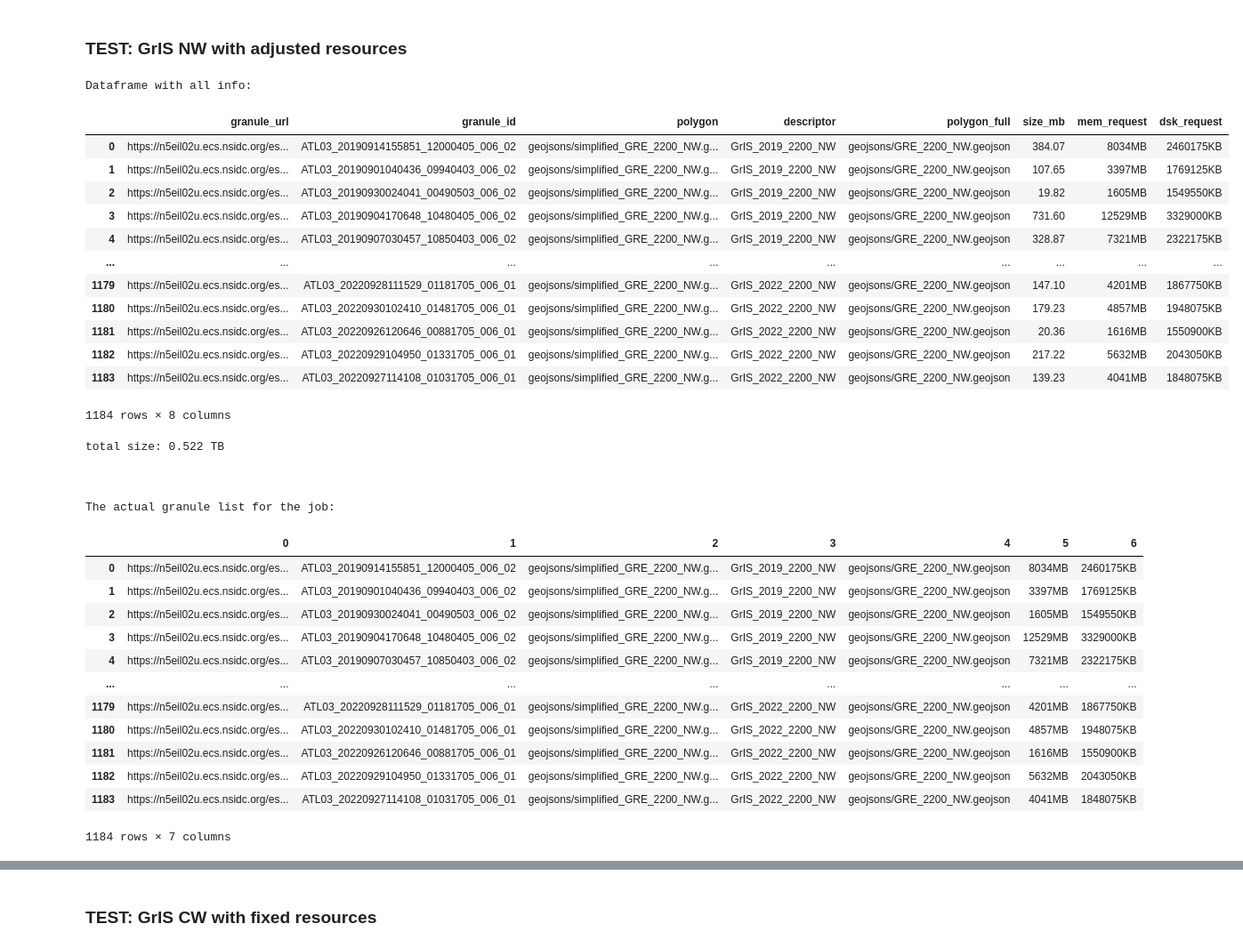
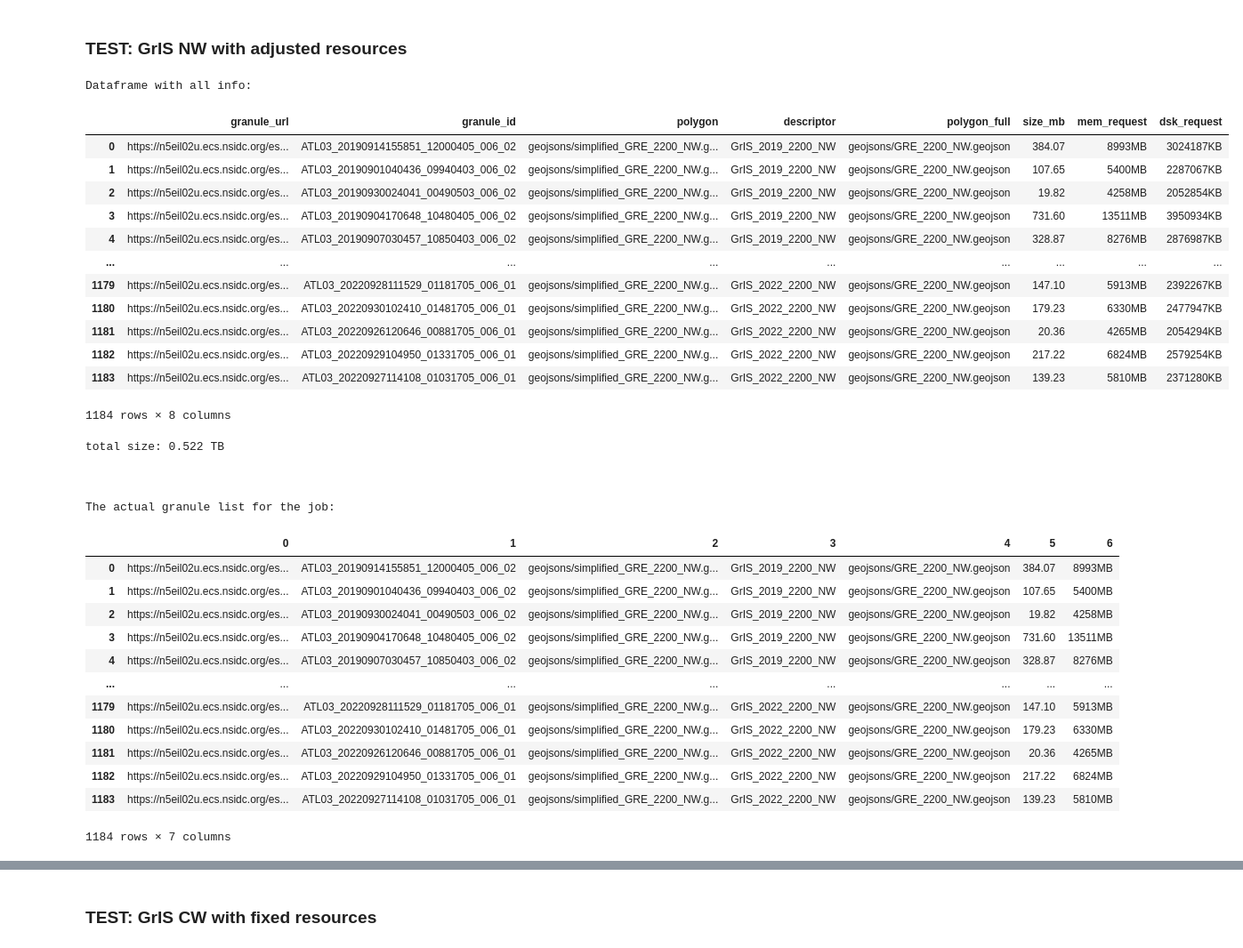
Before and after one commit to fliphilipp/GlacierLakeDetectionICESat2, a Jupyter notebook: request_data_and_make_granule_list.ipynb, the cells around one changed output, grey strips where cells are left out. Shown at 89% size. Drawn from its saved outputs; the diff is of its cells as text; code cells hidden in the pictures.

```diff
--- a/request_data_and_make_granule_list.ipynb
+++ b/request_data_and_make_granule_list.ipynb
@@ -676,4 +676,9 @@ df.loc[26].order_overview_url
 # %%
 df = pd.read_csv(fn_order_info_progress)
 df.loc[10:14]
+df[df.ice_sheet == 'GrIS']
+print('[', end='')
+for k in df.keys():
+    print("'%s', " % k, end='')
+print(']')
 # %% [output]
@@ -703,21 +842,12 @@ df_complete = df.iloc[10:14]
 # response = session.get(s.url,auth=(uid,pwd))
 
 def get_request_memory(x):
-    req = 16000
-    if x < 250:
-        req = 1200 + (6300-1200) / 250 * x
-    if x >= 250:
-        req = 6300 + (16000-6300) / (1000 - 250) * (x - 250)
+    req = 4000 + (30000-4000) / 2000 * x
     return '%sMB' % int(np.ceil(np.clip(req, 0, 32000)))
 
 def get_request_disk(x):
-    req = 8000
-    if x < 1000:
-        req = 1.5e6 + (4e6-1.5e6) / 1000 * x
-    if x >= 1000:
-        req = 4e6 + (6.5e6-4e6) / (2500 - 1000) * (x - 1000)
+    req = 2e6 + (6e6-2e6) / 1500 * x
     return '%sKB' % int(np.ceil(np.clip(req, 0, 32e6)))
-
 
 df_list = []
 for i in list(df_complete.index):
@@ -733,46 +863,46 @@ for i in list(df_complete.index):
     ends = [m.start() for m in re.finditer(re.escape(", SCIENCE, content/unknown)"), gran_list_html_txt)]
     size_strs = [gran_list_html_txt[starts[j]:ends[j]] for j in range(len(starts))]
     sizes = [float(x[:-3].replace('<', '')) for x in size_strs]
 
     thisdf = pd.DataFrame({'granule_url': gran_list})
     thisdf['granule_id'] = thisdf.apply(lambda x: x.granule_url.split('/')[-1].replace('processed_','').replace('.h5',''), axis=1)
     thisdf['polygon'] = 'geojsons/' + df_complete.loc[i, 'geojson']
     thisdf['descriptor'] = df_complete.loc[i, 'description']
     thisdf['polygon_full'] = 'geojsons/' + df_complete.loc[i, 'geojson'].replace('simplified_', '')
     thisdf['size_mb'] = sizes
     thisdf['mem_request'] = thisdf.size_mb.apply(get_request_memory)
     thisdf['dsk_request'] = thisdf.size_mb.apply(get_request_disk)
     df_list.append(thisdf)
 
 df_all = pd.concat(df_list).reset_index(drop=True)
-df_all.to_csv(outdir + 'size_' + outname, header=True, index=False)
-dfout = df_all.drop(columns=['size_mb'])
+df_all.to_csv(outdir + 'request_info_' + outname, header=True, index=False)
+dfout = df_all[['granule_url', 'granule_id', 'polygon', 'descriptor', 'polygon_full', 'size_mb', 'mem_request']]
 dfout.to_csv(outpath, header=False, index=False)
 
 print('\nDataframe with all info:')
 display(df_all)
 print('\ntotal size: %.3g TB\n\n' % (df_all.size_mb.sum()/1e6))
 
 df_granlist = pd.read_csv(outpath, header=None)
 print('\nThe actual granule list for the job:')
 display(df_granlist)
 
 submit_filename = write_submit_file(outpath, resource_adjust=True)
 ! cat $submit_filename
 # %% [output]
 Dataframe with all info:
 |  | granule_url | granule_id | polygon | descriptor | polygon_full | size_mb | mem_request | dsk_request |
-| 0 | https://n5eil02u.ecs.nsidc.org/es... | ATL03_20190914155851_12000405_006_02 | geojsons/simplified_GRE_2200_NW.g... | GrIS_2019_2200_NW | geojsons/GRE_2200_NW.geojson | 384.07 | 8034MB | 2460175KB |
-| 1 | https://n5eil02u.ecs.nsidc.org/es... | ATL03_20190901040436_09940403_006_02 | geojsons/simplified_GRE_2200_NW.g... | GrIS_2019_2200_NW | geojsons/GRE_2200_NW.geojson | 107.65 | 3397MB | 1769125KB |
-| 2 | https://n5eil02u.ecs.nsidc.org/es... | ATL03_20190930024041_00490503_006_02 | geojsons/simplified_GRE_2200_NW.g... | GrIS_2019_2200_NW | geojsons/GRE_2200_NW.geojson | 19.82 | 1605MB | 1549550KB |
-| 3 | https://n5eil02u.ecs.nsidc.org/es... | ATL03_20190904170648_10480405_006_02 | geojsons/simplified_GRE_2200_NW.g... | GrIS_2019_2200_NW | geojsons/GRE_2200_NW.geojson | 731.60 | 12529MB | 3329000KB |
-| 4 | https://n5eil02u.ecs.nsidc.org/es... | ATL03_20190907030457_10850403_006_02 | geojsons/simplified_GRE_2200_NW.g... | GrIS_2019_2200_NW | geojsons/GRE_2200_NW.geojson | 328.87 | 7321MB | 2322175KB |
+| 0 | https://n5eil02u.ecs.nsidc.org/es... | ATL03_20190914155851_12000405_006_02 | geojsons/simplified_GRE_2200_NW.g... | GrIS_2019_2200_NW | geojsons/GRE_2200_NW.geojson | 384.07 | 8993MB | 3024187KB |
+| 1 | https://n5eil02u.ecs.nsidc.org/es... | ATL03_20190901040436_09940403_006_02 | geojsons/simplified_GRE_2200_NW.g... | GrIS_2019_2200_NW | geojsons/GRE_2200_NW.geojson | 107.65 | 5400MB | 2287067KB |
+| 2 | https://n5eil02u.ecs.nsidc.org/es... | ATL03_20190930024041_00490503_006_02 | geojsons/simplified_GRE_2200_NW.g... | GrIS_2019_2200_NW | geojsons/GRE_2200_NW.geojson | 19.82 | 4258MB | 2052854KB |
+| 3 | https://n5eil02u.ecs.nsidc.org/es... | ATL03_20190904170648_10480405_006_02 | geojsons/simplified_GRE_2200_NW.g... | GrIS_2019_2200_NW | geojsons/GRE_2200_NW.geojson | 731.60 | 13511MB | 3950934KB |
+| 4 | https://n5eil02u.ecs.nsidc.org/es... | ATL03_20190907030457_10850403_006_02 | geojsons/simplified_GRE_2200_NW.g... | GrIS_2019_2200_NW | geojsons/GRE_2200_NW.geojson | 328.87 | 8276MB | 2876987KB |
 | ... | ... | ... | ... | ... | ... | ... | ... | ... |
-| 1179 | https://n5eil02u.ecs.nsidc.org/es... | ATL03_20220928111529_01181705_006_01 | geojsons/simplified_GRE_2200_NW.g... | GrIS_2022_2200_NW | geojsons/GRE_2200_NW.geojson | 147.10 | 4201MB | 1867750KB |
-| 1180 | https://n5eil02u.ecs.nsidc.org/es... | ATL03_20220930102410_01481705_006_01 | geojsons/simplified_GRE_2200_NW.g... | GrIS_2022_2200_NW | geojsons/GRE_2200_NW.geojson | 179.23 | 4857MB | 1948075KB |
-| 1181 | https://n5eil02u.ecs.nsidc.org/es... | ATL03_20220926120646_00881705_006_01 | geojsons/simplified_GRE_2200_NW.g... | GrIS_2022_2200_NW | geojsons/GRE_2200_NW.geojson | 20.36 | 1616MB | 1550900KB |
-| 1182 | https://n5eil02u.ecs.nsidc.org/es... | ATL03_20220929104950_01331705_006_01 | geojsons/simplified_GRE_2200_NW.g... | GrIS_2022_2200_NW | geojsons/GRE_2200_NW.geojson | 217.22 | 5632MB | 2043050KB |
-| 1183 | https://n5eil02u.ecs.nsidc.org/es... | ATL03_20220927114108_01031705_006_01 | geojsons/simplified_GRE_2200_NW.g... | GrIS_2022_2200_NW | geojsons/GRE_2200_NW.geojson | 139.23 | 4041MB | 1848075KB |
+| 1179 | https://n5eil02u.ecs.nsidc.org/es... | ATL03_20220928111529_01181705_006_01 | geojsons/simplified_GRE_2200_NW.g... | GrIS_2022_2200_NW | geojsons/GRE_2200_NW.geojson | 147.10 | 5913MB | 2392267KB |
+| 1180 | https://n5eil02u.ecs.nsidc.org/es... | ATL03_20220930102410_01481705_006_01 | geojsons/simplified_GRE_2200_NW.g... | GrIS_2022_2200_NW | geojsons/GRE_2200_NW.geojson | 179.23 | 6330MB | 2477947KB |
+| 1181 | https://n5eil02u.ecs.nsidc.org/es... | ATL03_20220926120646_00881705_006_01 | geojsons/simplified_GRE_2200_NW.g... | GrIS_2022_2200_NW | geojsons/GRE_2200_NW.geojson | 20.36 | 4265MB | 2054294KB |
+| 1182 | https://n5eil02u.ecs.nsidc.org/es... | ATL03_20220929104950_01331705_006_01 | geojsons/simplified_GRE_2200_NW.g... | GrIS_2022_2200_NW | geojsons/GRE_2200_NW.geojson | 217.22 | 6824MB | 2579254KB |
+| 1183 | https://n5eil02u.ecs.nsidc.org/es... | ATL03_20220927114108_01031705_006_01 | geojsons/simplified_GRE_2200_NW.g... | GrIS_2022_2200_NW | geojsons/GRE_2200_NW.geojson | 139.23 | 5810MB | 2371280KB |
 1184 rows × 8 columns
 total size: 0.522 TB
 
@@ -780,17 +910,17 @@ total size: 0.522 TB
 
 The actual granule list for the job:
 |  | 0 | 1 | 2 | 3 | 4 | 5 | 6 |
-| 0 | https://n5eil02u.ecs.nsidc.org/es... | ATL03_20190914155851_12000405_006_02 | geojsons/simplified_GRE_2200_NW.g... | GrIS_2019_2200_NW | geojsons/GRE_2200_NW.geojson | 8034MB | 2460175KB |
-| 1 | https://n5eil02u.ecs.nsidc.org/es... | ATL03_20190901040436_09940403_006_02 | geojsons/simplified_GRE_2200_NW.g... | GrIS_2019_2200_NW | geojsons/GRE_2200_NW.geojson | 3397MB | 1769125KB |
-| 2 | https://n5eil02u.ecs.nsidc.org/es... | ATL03_20190930024041_00490503_006_02 | geojsons/simplified_GRE_2200_NW.g... | GrIS_2019_2200_NW | geojsons/GRE_2200_NW.geojson | 1605MB | 1549550KB |
-| 3 | https://n5eil02u.ecs.nsidc.org/es... | ATL03_20190904170648_10480405_006_02 | geojsons/simplified_GRE_2200_NW.g... | GrIS_2019_2200_NW | geojsons/GRE_2200_NW.geojson | 12529MB | 3329000KB |
-| 4 | https://n5eil02u.ecs.nsidc.org/es... | ATL03_20190907030457_10850403_006_02 | geojsons/simplified_GRE_2200_NW.g... | GrIS_2019_2200_NW | geojsons/GRE_2200_NW.geojson | 7321MB | 2322175KB |
+| 0 | https://n5eil02u.ecs.nsidc.org/es... | ATL03_20190914155851_12000405_006_02 | geojsons/simplified_GRE_2200_NW.g... | GrIS_2019_2200_NW | geojsons/GRE_2200_NW.geojson | 384.07 | 8993MB |
+| 1 | https://n5eil02u.ecs.nsidc.org/es... | ATL03_20190901040436_09940403_006_02 | geojsons/simplified_GRE_2200_NW.g... | GrIS_2019_2200_NW | geojsons/GRE_2200_NW.geojson | 107.65 | 5400MB |
+| 2 | https://n5eil02u.ecs.nsidc.org/es... | ATL03_20190930024041_00490503_006_02 | geojsons/simplified_GRE_2200_NW.g... | GrIS_2019_2200_NW | geojsons/GRE_2200_NW.geojson | 19.82 | 4258MB |
+| 3 | https://n5eil02u.ecs.nsidc.org/es... | ATL03_20190904170648_10480405_006_02 | geojsons/simplified_GRE_2200_NW.g... | GrIS_2019_2200_NW | geojsons/GRE_2200_NW.geojson | 731.60 | 13511MB |
+| 4 | https://n5eil02u.ecs.nsidc.org/es... | ATL03_20190907030457_10850403_006_02 | geojsons/simplified_GRE_2200_NW.g... | GrIS_2019_2200_NW | geojsons/GRE_2200_NW.geojson | 328.87 | 8276MB |
 | ... | ... | ... | ... | ... | ... | ... | ... |
-| 1179 | https://n5eil02u.ecs.nsidc.org/es... | ATL03_20220928111529_01181705_006_01 | geojsons/simplified_GRE_2200_NW.g... | GrIS_2022_2200_NW | geojsons/GRE_2200_NW.geojson | 4201MB | 1867750KB |
-| 1180 | https://n5eil02u.ecs.nsidc.org/es... | ATL03_20220930102410_01481705_006_01 | geojsons/simplified_GRE_2200_NW.g... | GrIS_2022_2200_NW | geojsons/GRE_2200_NW.geojson | 4857MB | 1948075KB |
-| 1181 | https://n5eil02u.ecs.nsidc.org/es... | ATL03_20220926120646_00881705_006_01 | geojsons/simplified_GRE_2200_NW.g... | GrIS_2022_2200_NW | geojsons/GRE_2200_NW.geojson | 1616MB | 1550900KB |
-| 1182 | https://n5eil02u.ecs.nsidc.org/es... | ATL03_20220929104950_01331705_006_01 | geojsons/simplified_GRE_2200_NW.g... | GrIS_2022_2200_NW | geojsons/GRE_2200_NW.geojson | 5632MB | 2043050KB |
-| 1183 | https://n5eil02u.ecs.nsidc.org/es... | ATL03_20220927114108_01031705_006_01 | geojsons/simplified_GRE_2200_NW.g... | GrIS_2022_2200_NW | geojsons/GRE_2200_NW.geojson | 4041MB | 1848075KB |
+| 1179 | https://n5eil02u.ecs.nsidc.org/es... | ATL03_20220928111529_01181705_006_01 | geojsons/simplified_GRE_2200_NW.g... | GrIS_2022_2200_NW | geojsons/GRE_2200_NW.geojson | 147.10 | 5913MB |
+| 1180 | https://n5eil02u.ecs.nsidc.org/es... | ATL03_20220930102410_01481705_006_01 | geojsons/simplified_GRE_2200_NW.g... | GrIS_2022_2200_NW | geojsons/GRE_2200_NW.geojson | 179.23 | 6330MB |
+| 1181 | https://n5eil02u.ecs.nsidc.org/es... | ATL03_20220926120646_00881705_006_01 | geojsons/simplified_GRE_2200_NW.g... | GrIS_2022_2200_NW | geojsons/GRE_2200_NW.geojson | 20.36 | 4265MB |
+| 1182 | https://n5eil02u.ecs.nsidc.org/es... | ATL03_20220929104950_01331705_006_01 | geojsons/simplified_GRE_2200_NW.g... | GrIS_2022_2200_NW | geojsons/GRE_2200_NW.geojson | 217.22 | 6824MB |
+| 1183 | https://n5eil02u.ecs.nsidc.org/es... | ATL03_20220927114108_01031705_006_01 | geojsons/simplified_GRE_2200_NW.g... | GrIS_2022_2200_NW | geojsons/GRE_2200_NW.geojson | 139.23 | 5810MB |
 1184 rows × 7 columns
 Wrote file HTCondor_submit/gld3test-GRE-NW-0.submit.
 
```
Also changed, not shown: parts of 4 cells of this notebook, 8 other files.
